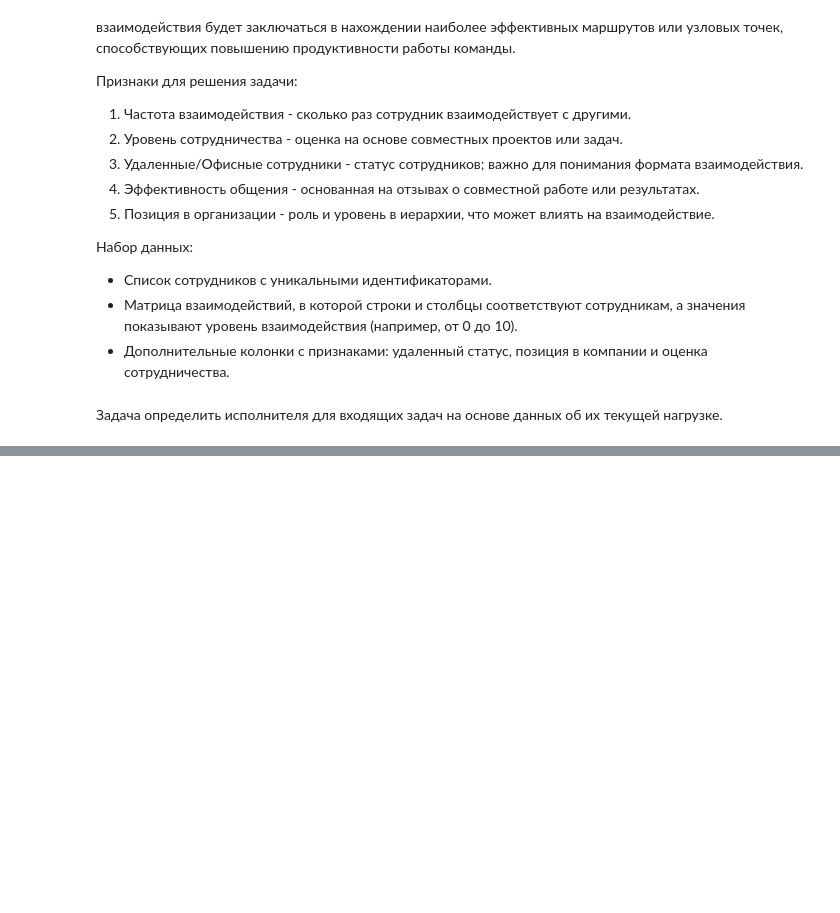
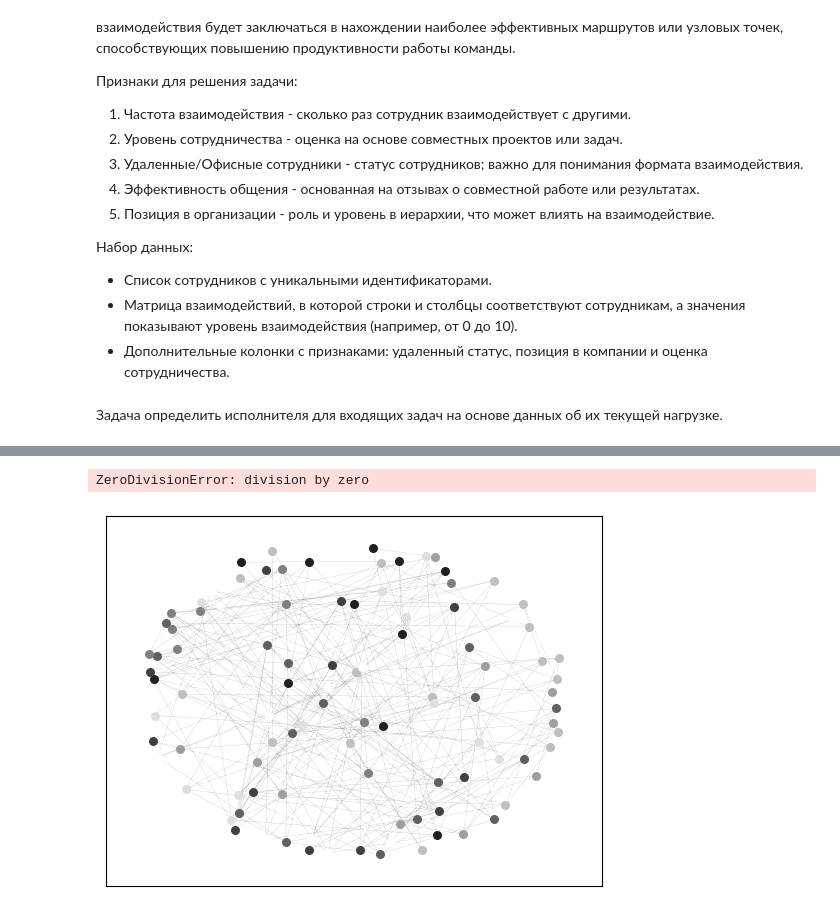
Before and after one commit to DelovayaK0lbasa/applied-graph-theory, a Jupyter notebook: Клевицкий_ИП.ipynb, the cells around one changed output, grey strips where cells are left out. Drawn from its saved outputs; the diff is of its cells as text; code cells hidden in the pictures; blank space fills up the shorter version.

```diff
--- a/Клевицкий_ИП.ipynb
+++ b/Клевицкий_ИП.ipynb
@@ -171,0 +45,7 @@ print("Синтетические данные успешно сгенериро
+# %%
+num_edges = len(G.edges)
+importances = dict(G.degree())
+for node, degree in importances.items():
+    importances[node] = degree / num_edges
+
+nx.set_node_attributes(G, importances, name='importances')
@@ -171,0 +102,26 @@ print("Синтетические данные успешно сгенериро
+# %%
+# Compute the edge bottleneck coefficients
+edge_bottlenecks = {}
+for u, v, data in G.edges(data=True):
+    # Compute the minimum cut using maximum flow
+    edge_cut_value, edge_partition = nx.minimum_cut(G, u, v, capacity='weight')
+    # Compute the bottleneck value for the edge
+    edge_bottleneck = edge_cut_value / data['weight']
+    edge_bottlenecks[(u, v)] = edge_bottleneck
+
+print("Edge bottleneck coefficients:", edge_bottlenecks)
+# %% [output]
+ZeroDivisionError: division by zero
+# %%
+partition = nx.algorithms.community.louvain_communities(G)
+
+size = len(partition)
+count = 0.
+for com in partition:
+    count = count + 1.
+    nx.draw_networkx_nodes(G, pos, com, node_size=30, node_color=str(count / size), cmap='viridis')
+
+nx.draw_networkx_edges(G, pos, width=0.1, alpha=0.5)
+plt.show()
+# %% [output]
+[figure, added]
```
Also changed, not shown: parts of 11 cells of this notebook.
